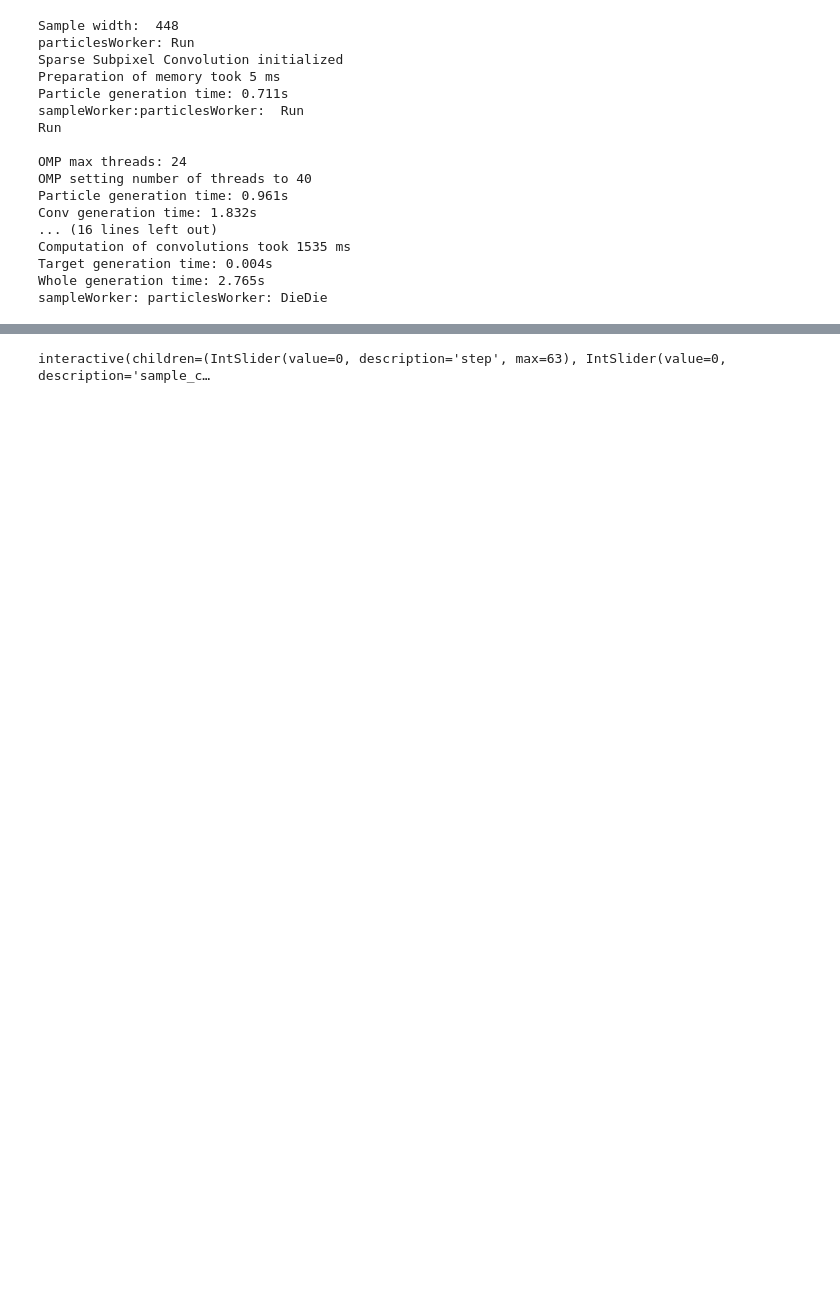
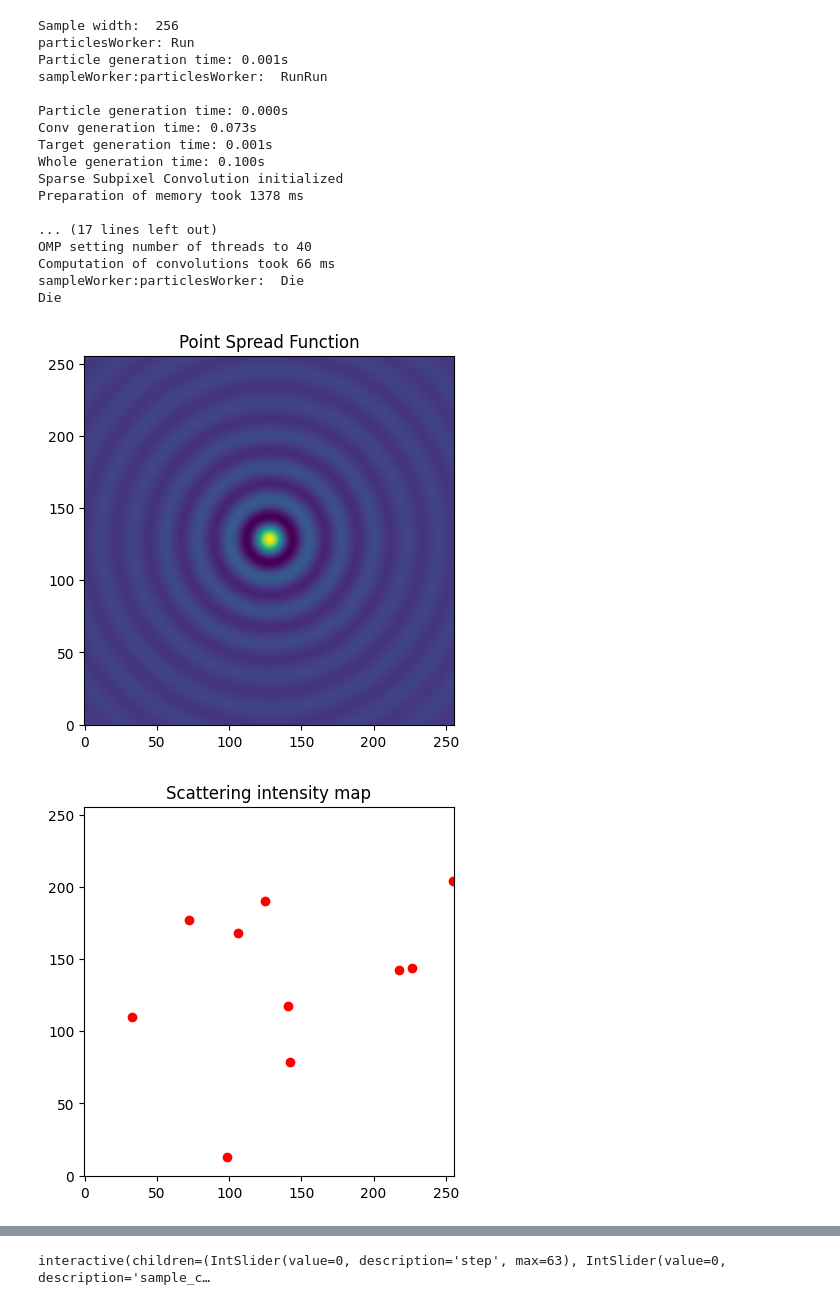
Before and after one commit to luzny274/DeepLearning_iSCAT, a Jupyter notebook: DL_classification/Dataset_viewer.ipynb, the cells around one changed output, grey strips where cells are left out. Saved outputs shown, nothing was run; the diff lists cells and outputs as text; code cells hidden in the pictures; blank space fills up the shorter version.

```diff
--- a/DL_classification/Dataset_viewer.ipynb
+++ b/DL_classification/Dataset_viewer.ipynb
@@ -11,16 +11,22 @@ os.environ.setdefault("TF_CPP_MIN_LOG_LEVEL", "2")  # Report only TF errors by d
 import DL_Sequence
 
 num_classes = 5
-res = 64
+res = 256
+exPT_cnt = 10
+devPT_cnt = 0
+exIntensity=1.0
+devIntensity=0.0
 
-mode = "dynamic"
+mode = "static"
+PSF_path="../PSF_subpx_fl32.npy"
+PSF = np.load(PSF_path)
 
 # dataset = DL_Sequence.iSCAT_DataGenerator(batch_size=4, epoch_size=1024, res=res, frames=32, thread_count=10,
 #                     PSF_path="../PSF_subpx_fl32.npy", exD=5000, devD=4000, exPT_cnt=500, devPT_cnt=499, exIntensity=1.0, devIntensity=0.3, target_frame=15,
 #                     num_classes=num_classes, verbose = 2, noise_func = None, mode = mode)
 
-dataset = DL_Sequence.iSCAT_DataGenerator(batch_size=32, epoch_size=1024, res=res, frames=64, thread_count=40,
-                    PSF_path="../PSF_subpx_fl32.npy", exD=5000, devD=4000, exPT_cnt=100, devPT_cnt=99, exIntensity=1.0, devIntensity=0.3, target_frame=15,
+dataset = DL_Sequence.iSCAT_DataGenerator(batch_size=32, epoch_size=128, res=res, frames=64, thread_count=40,
+                    PSF_path=PSF_path, exD=5000, devD=4000, exPT_cnt=exPT_cnt, devPT_cnt=devPT_cnt, exIntensity=exIntensity, devIntensity=devIntensity, target_frame=15,
                     num_classes=num_classes, verbose = 2, noise_func = None, mode = mode)
 
 data = dataset.samples
@@ -29,20 +35,59 @@ poss = dataset.particle_positions
 pt_cnts = dataset.pt_cnts
 dataset.destroy()
 # %% [output]
-Sample width:  448
+Sample width:  256
 particlesWorker: Run
+Particle generation time: 0.001s
+sampleWorker:particlesWorker:  RunRun
+
+Particle generation time: 0.000s
+Conv generation time: 0.073s
+Target generation time: 0.001s
+Whole generation time: 0.100s
 Sparse Subpixel Convolution initialized
-Preparation of memory took 5 ms
-Particle generation time: 0.711s
-sampleWorker:particlesWorker:  Run
-Run
+Preparation of memory took 1378 ms
 
-OMP max threads: 24
+... (17 lines left out)
 OMP setting number of threads to 40
-Particle generation time: 0.961s
-Conv generation time: 1.832s
-... (16 lines left out)
-Computation of convolutions took 1535 ms
-Target generation time: 0.004s
-Whole generation time: 2.765s
-sampleWorker: particlesWorker: DieDie
+Computation of convolutions took 66 ms
+sampleWorker:particlesWorker:  Die
+Die
+# %%
+edge = int((PSF.shape[2] - res) / 2)
+plt.imshow(PSF[0, 0, edge:-edge, edge:-edge])
+plt.axis([-0.5, res-0.5, -0.5, res-0.5])
+plt.title("Point Spread Function")
+plt.show()
+
+sample_inds = np.insert(np.cumsum(pt_cnts), 0, 0)
+
+sample_cur = 0
+step = 0
+
+sample_size_px = 256
+FOV_edge = sample_size_px / 2 - res / 2
+
+imgs = data[sample_cur]
+
+begin = sample_inds[sample_cur]
+end = begin + pt_cnts[sample_cur]
+
+x = poss[step, begin:end, 1]
+y = poss[step, begin:end, 0]
+
+
+# plt.imshow(imgs[step, :, :])
+plt.gca().set_aspect('equal')
+plt.axis([-0.5, res-0.5, -0.5, res-0.5])
+plt.scatter(x,y, c="red")
+plt.title("Scattering intensity map")
+plt.show()
+
+plt.gca().set_aspect('equal')
+plt.axis([-0.5, res-0.5, -0.5, res-0.5])
+plt.imshow(data[sample_cur, step])
+plt.title("Image in the microscope")
+plt.show()
+# %% [output]
+[figure, added]
+[figure, added]
```
Also changed, not shown: parts of 2 cells of this notebook, 12 other files.
